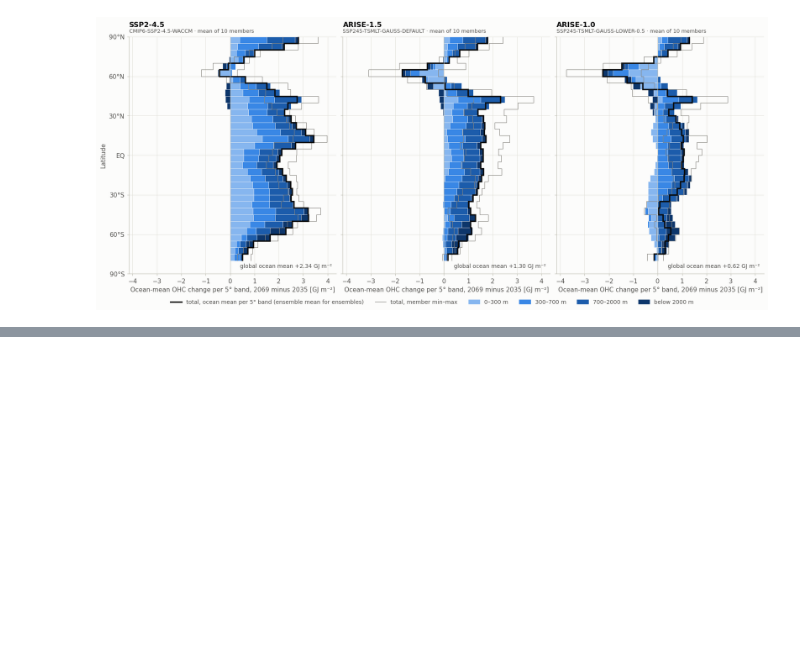
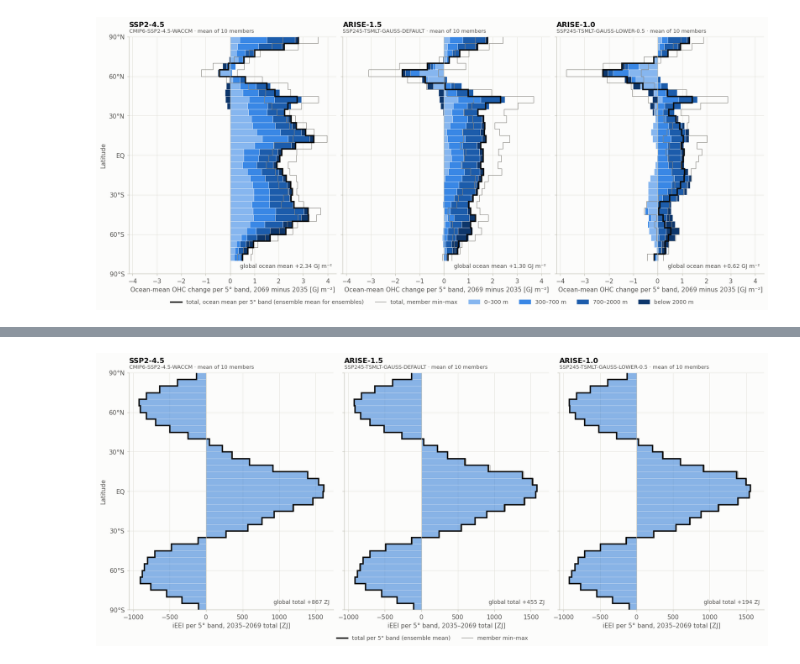
Before and after one commit to jshaw35/PRISM, a Jupyter notebook: OHC_levels/zonal_means.ipynb, the cells around one changed output, grey strips where cells are left out. Saved outputs shown, nothing was run; the diff lists cells and outputs as text; code cells hidden in the pictures; blank space fills up the shorter version.

```diff
--- a/OHC_levels/zonal_means.ipynb
+++ b/OHC_levels/zonal_means.ipynb
@@ -114,0 +241,4 @@ oceanic heat transport move energy between latitudes, so the two agree only in t
+# %%
+plot_toa("iEEI")
+# %% [output]
+[figure, added]
```
Also changed, not shown: parts of 26 cells of this notebook, 4 other files.
